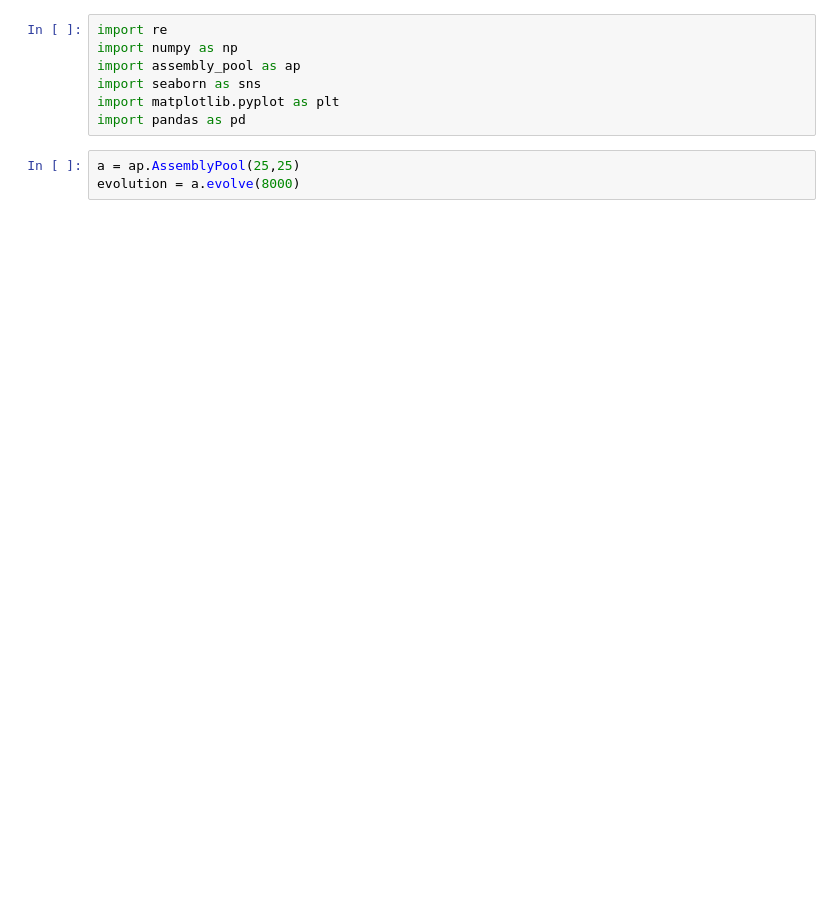
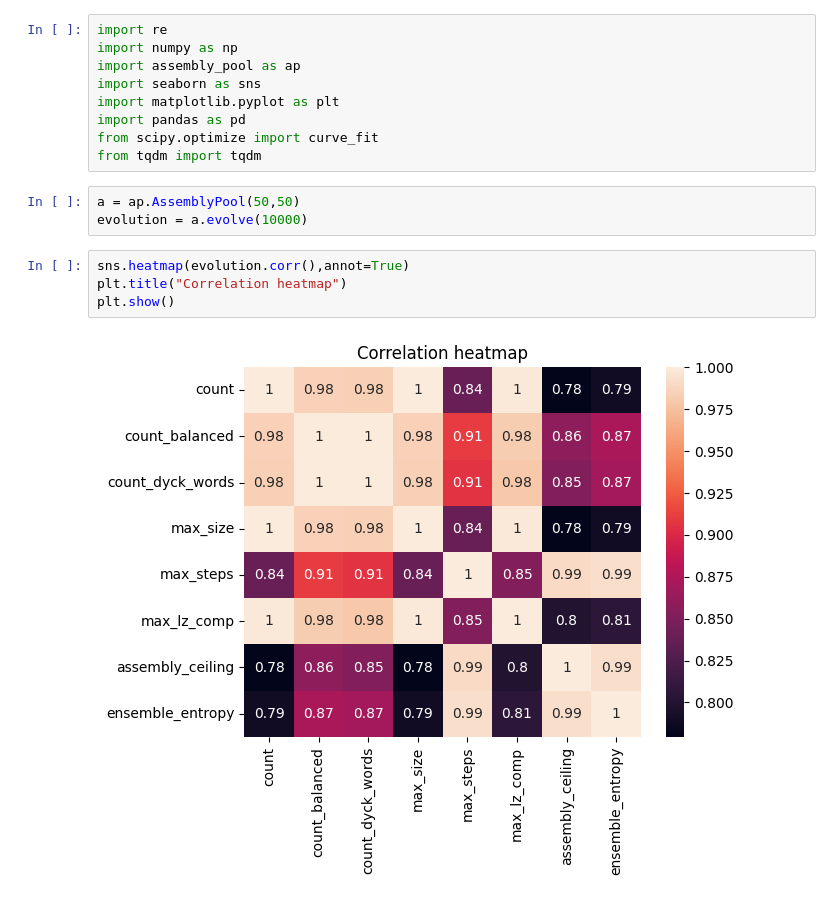
Before and after one commit to jiug/tfm, a Jupyter notebook: code/notebook.ipynb, the cells around one changed output. Drawn from its saved outputs; the diff is of its cells as text; blank space fills up the shorter version.

```diff
--- a/code/notebook.ipynb
+++ b/code/notebook.ipynb
@@ -5,9 +5,17 @@ import assembly_pool as ap
 import seaborn as sns
 import matplotlib.pyplot as plt
 import pandas as pd
+from scipy.optimize import curve_fit
+from tqdm import tqdm
 # %%
-a = ap.AssemblyPool(25,25)
-evolution = a.evolve(8000)
+a = ap.AssemblyPool(50,50)
+evolution = a.evolve(10000)
+# %%
+sns.heatmap(evolution.corr(),annot=True)
+plt.title("Correlation heatmap")
+plt.show()
+# %% [output]
+[figure, added]
 # %%
 a.pool['size'] = a.pool.element.str.len()
 a.pool['balanced'] = np.abs(a.pool.element.str.count("0") - a.pool.element.str.count("1"))<= 1
```
Also changed, not shown: parts of 11 cells of this notebook, 5 other files.
